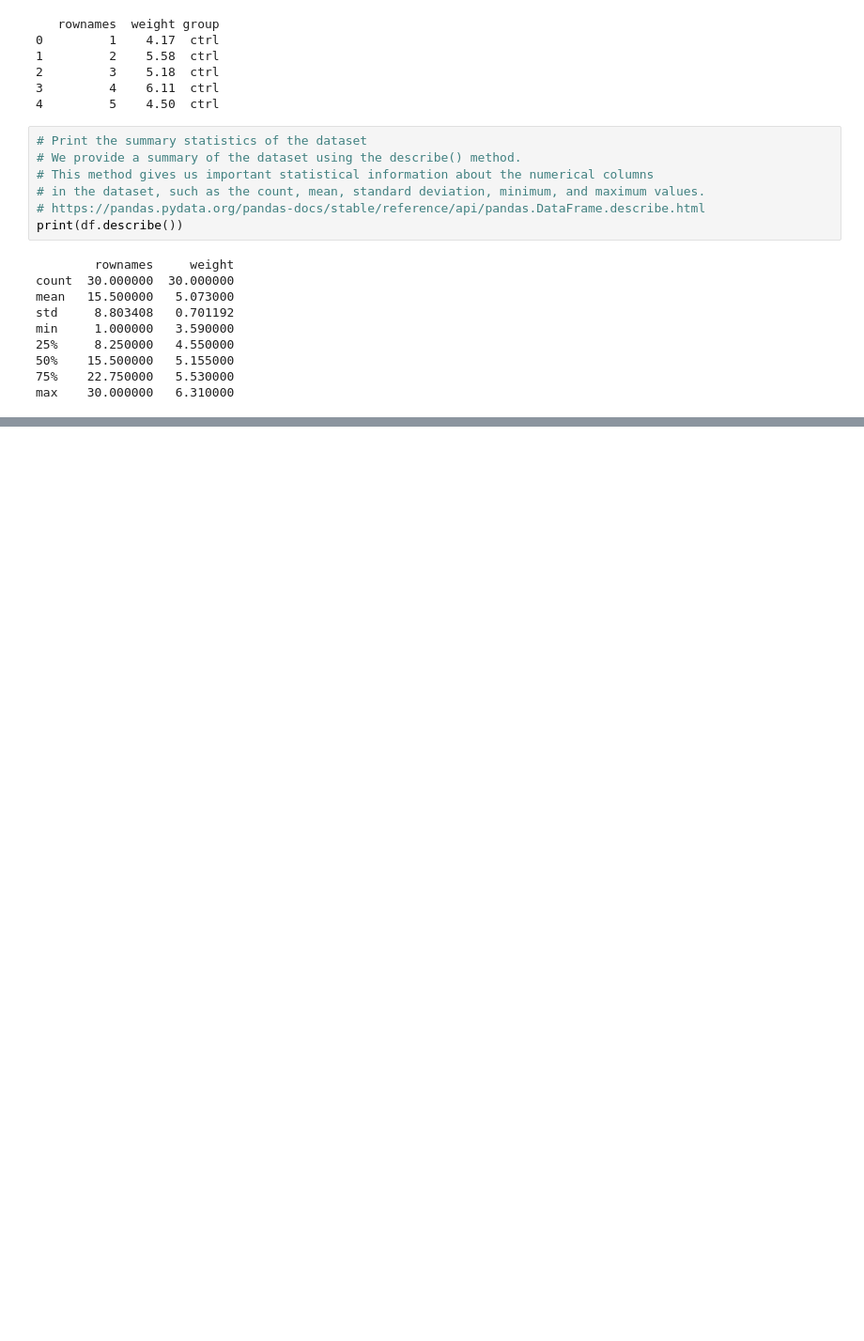
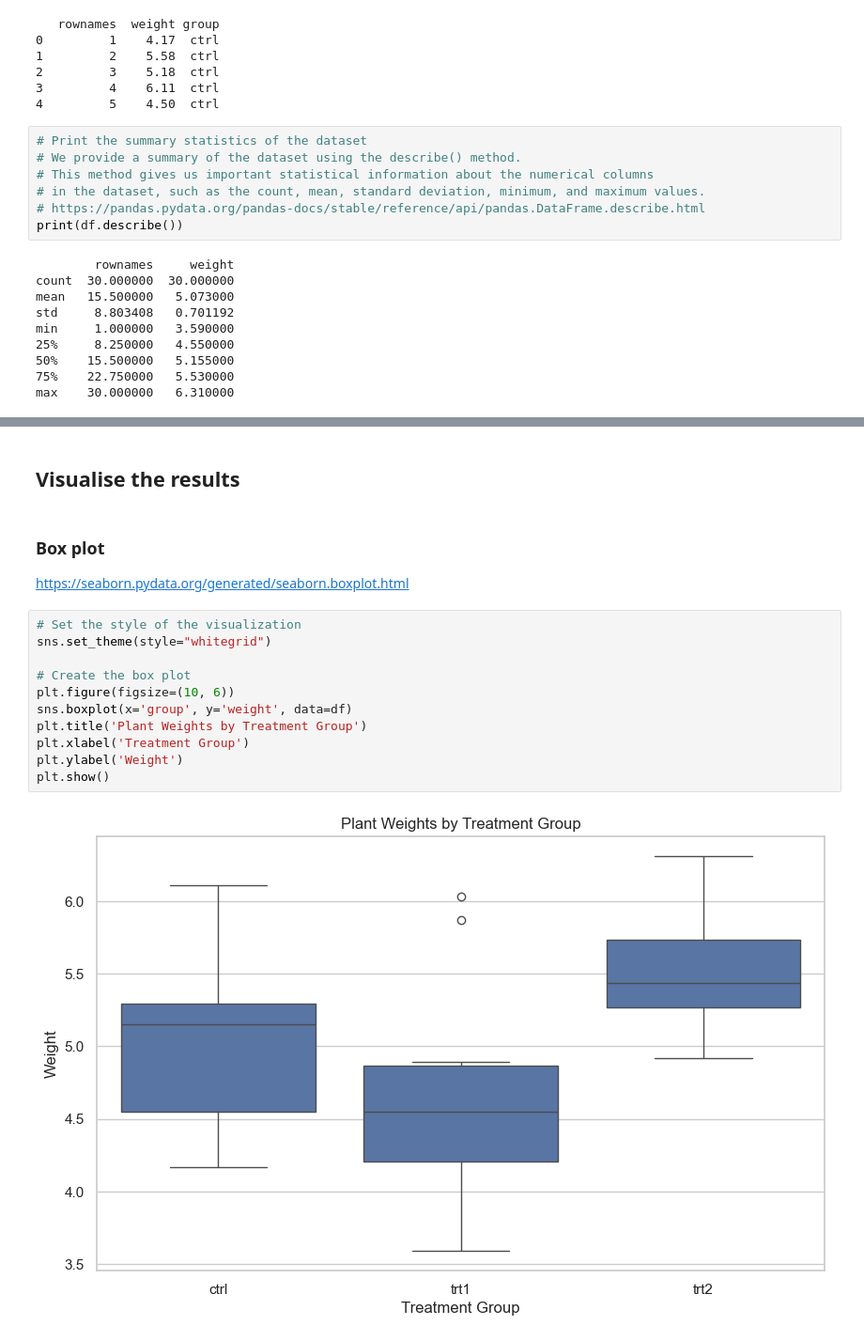
Before and after one commit to ECronin1973/Applied_Statistics_MyWork, a Jupyter notebook: project.ipynb, the cells around one changed output, grey strips where cells are left out. Shown at 94% size. Drawn from its saved outputs; the diff is of its cells as text; blank space fills up the shorter version.

```diff
--- a/project.ipynb
+++ b/project.ipynb
@@ -67,0 +122,19 @@ max    30.000000   6.310000
+# %% [markdown]
+## Visualise the results
+# %% [markdown]
+### Box plot
+
+https://seaborn.pydata.org/generated/seaborn.boxplot.html
+# %%
+# Set the style of the visualization
+sns.set_theme(style="whitegrid")
+
+# Create the box plot
+plt.figure(figsize=(10, 6))
+sns.boxplot(x='group', y='weight', data=df)
+plt.title('Plant Weights by Treatment Group')
+plt.xlabel('Treatment Group')
+plt.ylabel('Weight')
+plt.show()
+# %% [output]
+[figure, added]
```
Also changed, not shown: parts of 16 cells of this notebook, 1 other file.
